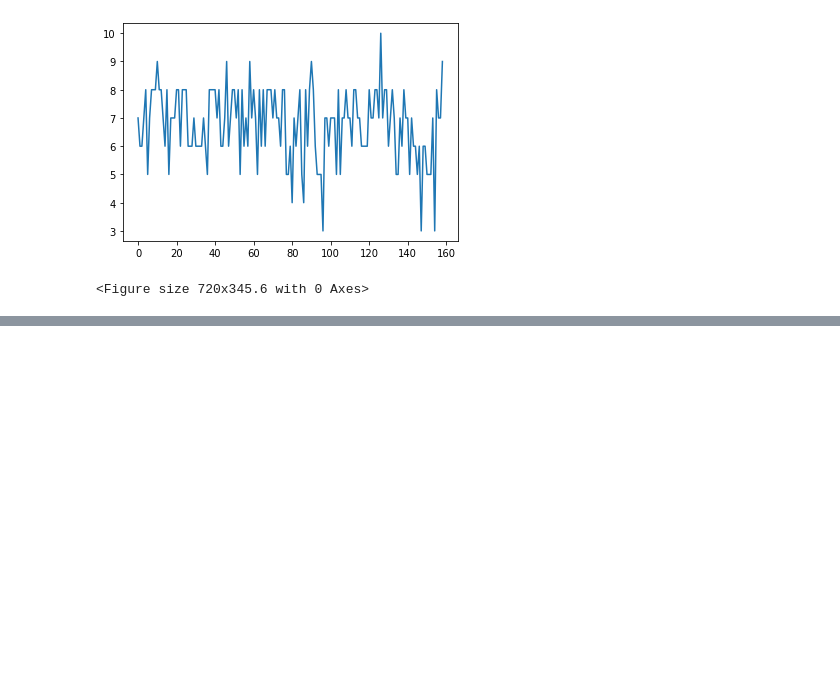
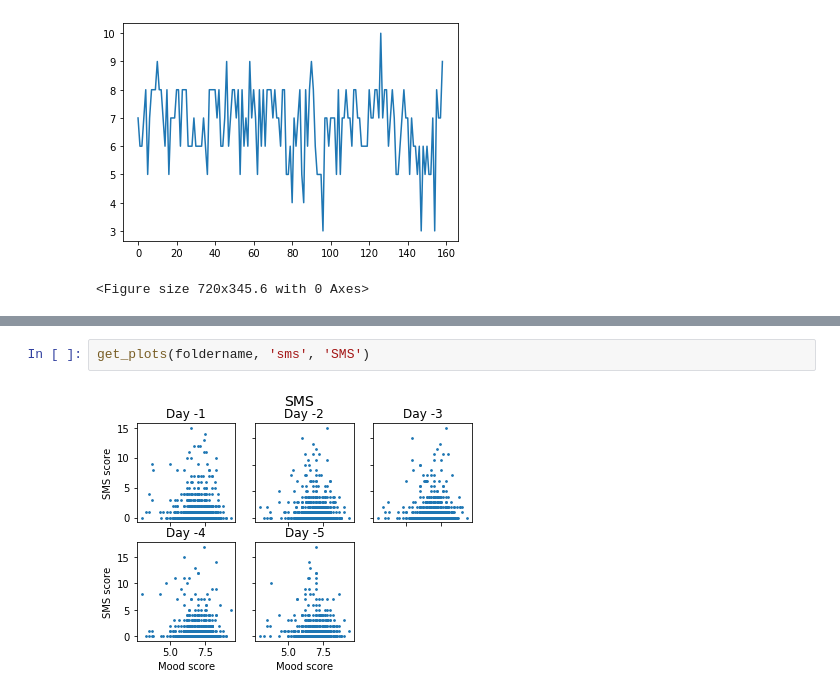
Before and after one commit to BenDickens/Data_Mining_TechniquesVU, a Jupyter notebook: Exploring_data_matplotlib.ipynb, the cells around one changed output, grey strips where cells are left out. Drawn from its saved outputs; the diff is of its cells as text; blank space fills up the shorter version.

```diff
--- a/Exploring_data_matplotlib.ipynb
+++ b/Exploring_data_matplotlib.ipynb
@@ -137,0 +133,4 @@ for patient in patients:
+# %%
+get_plots(foldername, 'sms', 'SMS')
+# %% [output]
+[figure, added]
```
Also changed, not shown: parts of 28 cells of this notebook.
